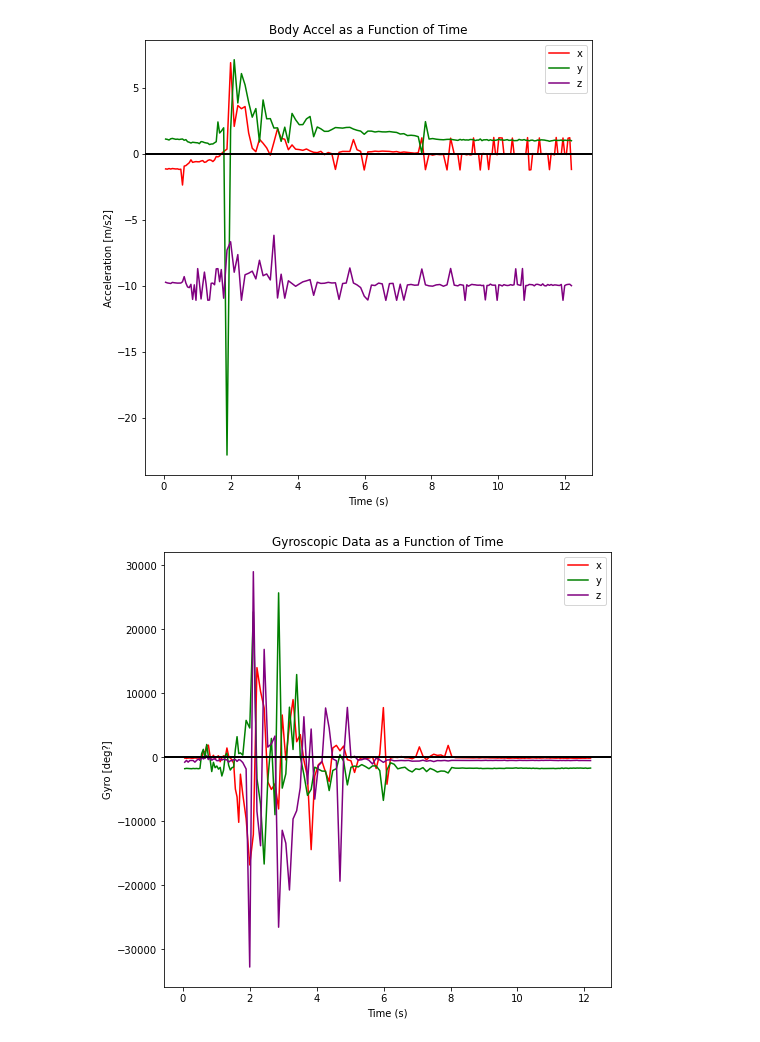
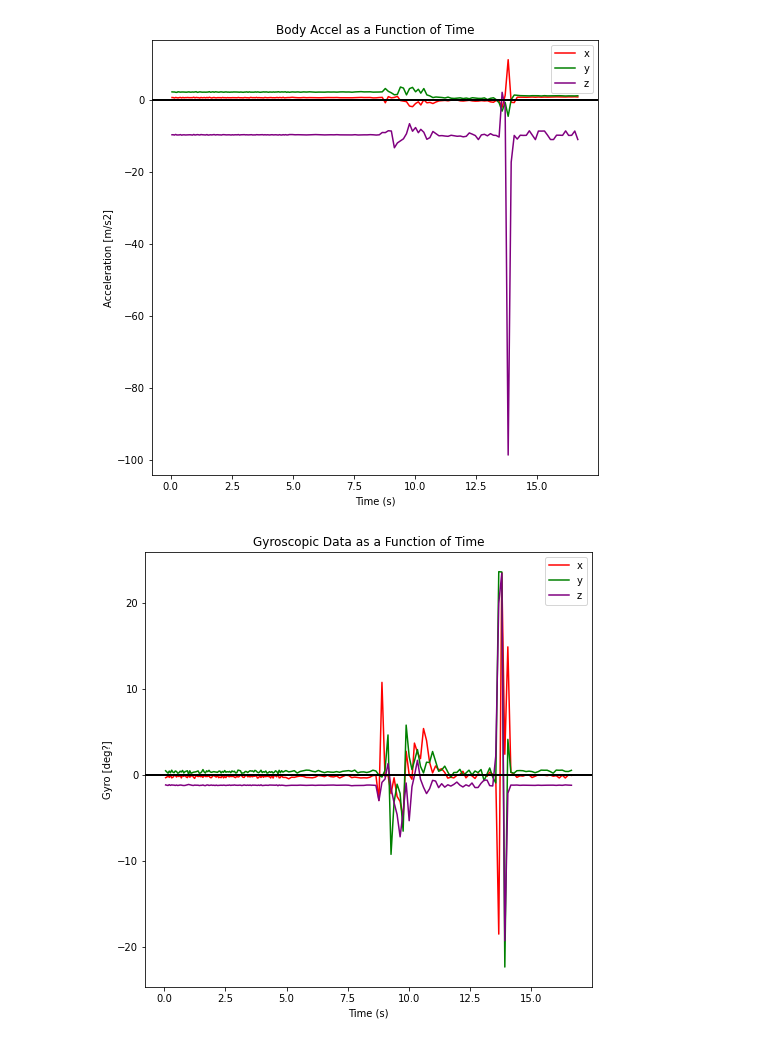
Before and after one commit to VADL-2022/IMU_VV, a Jupyter notebook: 04_IMU_Testing/alternatives/LSM_IMU_InLabTesting.ipynb, the cells around one changed output. Saved outputs shown, nothing was run; the diff lists cells and outputs as text; code cells hidden in the pictures.

```diff
--- a/04_IMU_Testing/alternatives/LSM_IMU_InLabTesting.ipynb
+++ b/04_IMU_Testing/alternatives/LSM_IMU_InLabTesting.ipynb
@@ -38,10 +11,11 @@ g = 9.81  # m/s^2
 ft = 3.2884  # ft/m
 
 ################## DATA FRAME ##################
-datafile = 'gyro_90_deg_turn.csv'
+datafile = 'LSM_LOG_20220415-115850.csv'
+#LSM_LOG_20220415-120023.csv
 fields = ['Accel X', 'Accel Y', 'Accel Z', 'Gyro X', 'Gyro Y', 'Gyro Z', 'Time']
-df = pd.read_csv(datafile, header=None)
+df = pd.read_csv(datafile)#, header=None)
 df.columns = fields
 
 ################## INIT VECTORS ##################
-tdata = df['Time']
+tdata = df['Time'].values
@@ -48,36 +26,32 @@ tdata = df['Time']
 # %%
-ax = df['Accel X']
-ay = df['Accel Y']
-az = df['Accel Z']
-
 fig1 = plt.figure(1, figsize=(8,8))
-ax = plt.subplot(111)
-l2 = ax.plot(tdata, ax, color='red', label='x')
-l3 = ax.plot(tdata, ay, color='green', label='y')
-l4 = ax.plot(tdata, az, color='purple', label='z')
+ax1 = plt.subplot(111)
+l2 = ax1.plot(tdata, ax, color='red', label='x')
+l3 = ax1.plot(tdata, ay, color='green', label='y')
+l4 = ax1.plot(tdata, az, color='purple', label='z')
 l5 = plt.axhline(y=0, color='black', linewidth=2)
-ax.set_title("Body Accel as a Function of Time")
-ax.set_xlabel('Time (s)')
-ax.set_ylabel("Acceleration [m/s2]")
-ax.legend()
+ax1.set_title("Body Accel as a Function of Time")
+ax1.set_xlabel('Time (s)')
+ax1.set_ylabel("Acceleration [m/s2]")
+ax1.legend()
 plt.show()
 # %% [output]
-[figure, old version]
+[figure, new version]
 # %%
-gx = df['Gyro X']
-gy = df['Gyro Y']
-gz = df['Gyro Z']
+gx = df['Gyro X'].values
+gy = df['Gyro Y'].values
+gz = df['Gyro Z'].values
 
 fig1 = plt.figure(1, figsize=(8,8))
-ax = plt.subplot(111)
-l2 = ax.plot(tdata, gx, color='red', label='x')
-l3 = ax.plot(tdata, gy, color='green', label='y')
-l4 = ax.plot(tdata, gz, color='purple', label='z')
+ax2 = plt.subplot(111)
+l2 = ax2.plot(tdata, gx, color='red', label='x')
+l3 = ax2.plot(tdata, gy, color='green', label='y')
+l4 = ax2.plot(tdata, gz, color='purple', label='z')
 l5 = plt.axhline(y=0, color='black', linewidth=2)
-ax.set_title("Gyroscopic Data as a Function of Time")
-ax.set_xlabel('Time (s)')
-ax.set_ylabel("Gyro [deg?]")
-ax.legend()
+ax2.set_title("Gyroscopic Data as a Function of Time")
+ax2.set_xlabel('Time (s)')
+ax2.set_ylabel("Gyro [deg?]")
+ax2.legend()
 plt.show()
 # %% [output]
-[figure, old version]
+[figure, new version]
```
Also changed, not shown: parts of 10 cells of this notebook, 1 other file.
